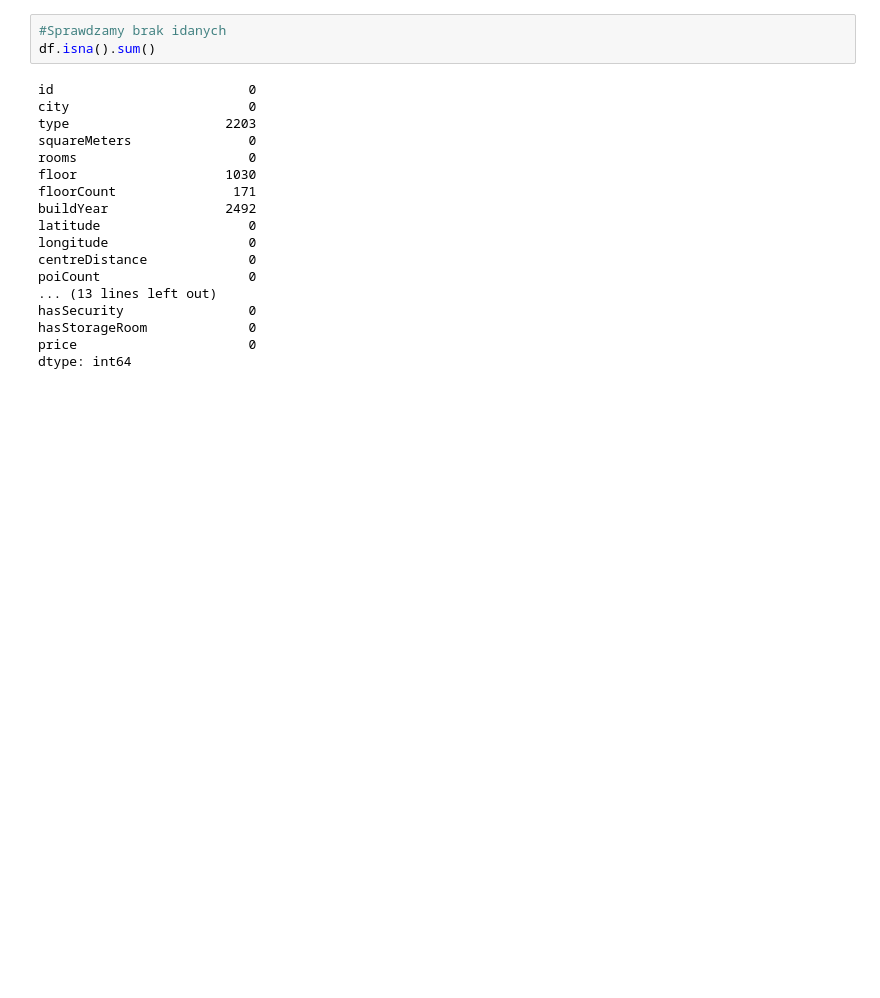
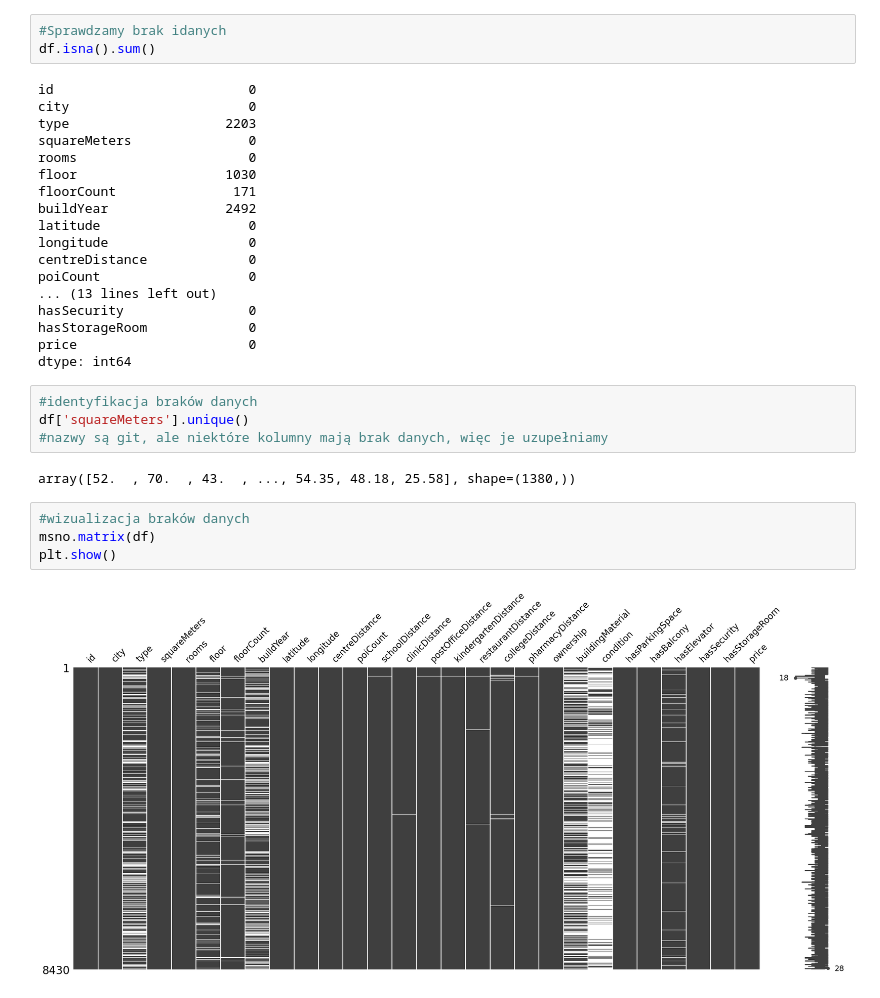
Before and after one commit to annagrajkowska/Projekt-Analiza-i-wizualizacja-danych-Python, a Jupyter notebook: Analiza.ipynb, the cells around one changed output. Drawn from its saved outputs; the diff is of its cells as text; blank space fills up the shorter version.

Commit message:
Określenie braków danych

```diff
--- a/Analiza.ipynb
+++ b/Analiza.ipynb
@@ -72,3 +75,15 @@ hasSecurity                0
 hasStorageRoom             0
 price                      0
 dtype: int64
+# %%
+#identyfikacja braków danych
+df['squareMeters'].unique()
+#nazwy są git, ale niektóre kolumny mają brak danych, więc je uzupełniamy
+# %% [output]
+array([52.  , 70.  , 43.  , ..., 54.35, 48.18, 25.58], shape=(1380,))
+# %%
+#wizualizacja braków danych
+msno.matrix(df)
+plt.show()
+# %% [output]
+[figure, added]
```
Also changed, not shown: parts of 4 cells of this notebook.
